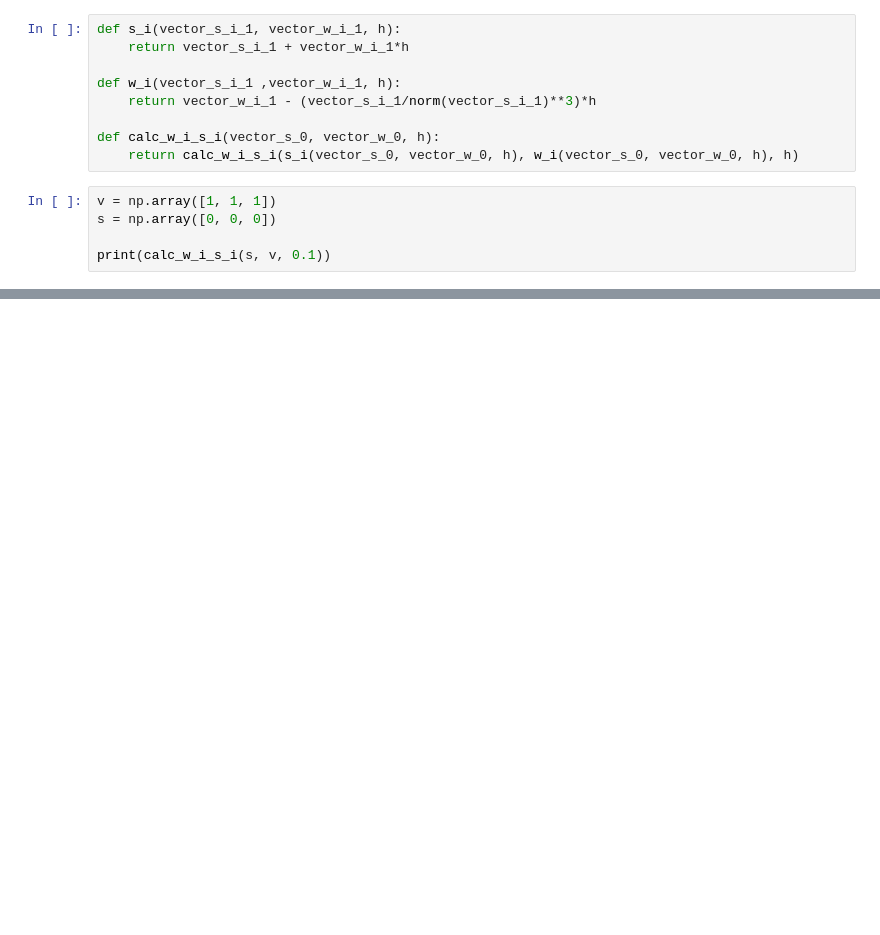
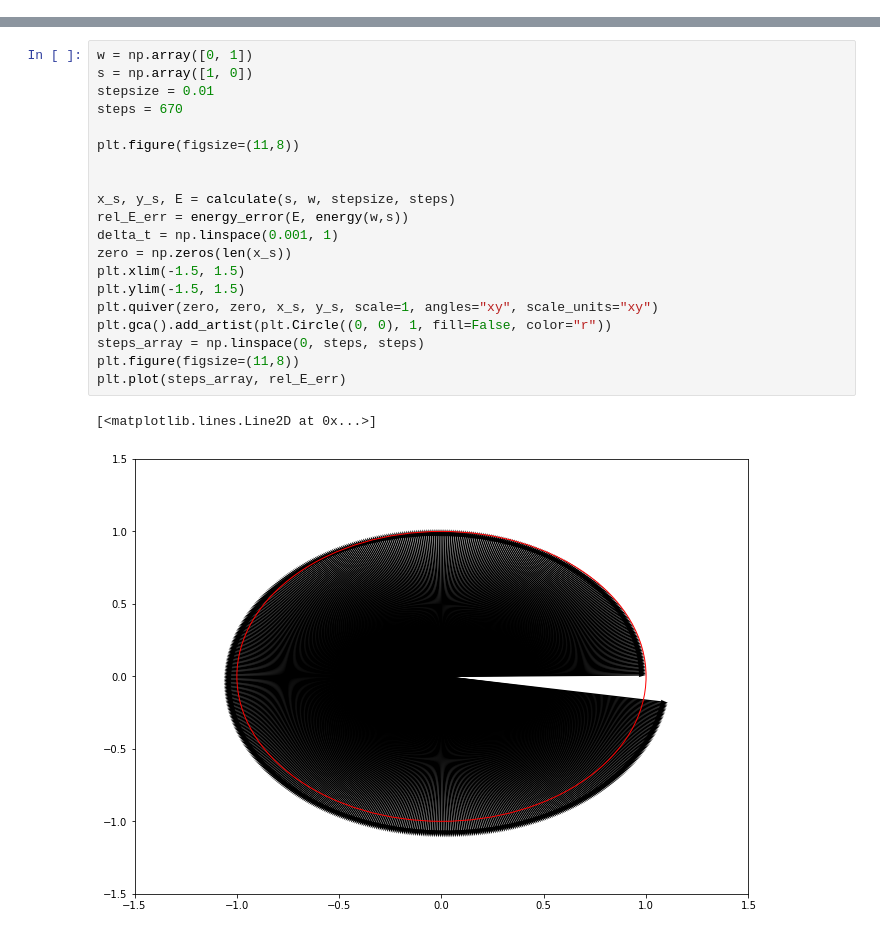
Before and after one commit to nlwach/Comp_Phys_zettel, a Jupyter notebook: Comp_Phys_Zettel/Zettel 2/Zettel_2.ipynb, the cells around one changed output, grey strips where cells are left out. Saved outputs shown, nothing was run; the diff lists cells and outputs as text; blank space fills up the shorter version.

```diff
--- a/Comp_Phys_Zettel/Zettel 2/Zettel_2.ipynb
+++ b/Comp_Phys_Zettel/Zettel 2/Zettel_2.ipynb
@@ -3,16 +3,2 @@
 import numpy as np
 from numpy.linalg import norm
-# %%
-def s_i(vector_s_i_1, vector_w_i_1, h):
-    return vector_s_i_1 + vector_w_i_1*h
-
-def w_i(vector_s_i_1 ,vector_w_i_1, h):
-    return vector_w_i_1 - (vector_s_i_1/norm(vector_s_i_1)**3)*h
-
-def calc_w_i_s_i(vector_s_0, vector_w_0, h):
-    return calc_w_i_s_i(s_i(vector_s_0, vector_w_0, h), w_i(vector_s_0, vector_w_0, h), h)
-# %%
-v = np.array([1, 1, 1])
-s = np.array([0, 0, 0])
-
-print(calc_w_i_s_i(s, v, 0.1))
@@ -20,0 +41,23 @@ RuntimeError: maximum recursion depth exceeded while calling a Python object
+# %%
+w = np.array([0, 1])
+s = np.array([1, 0])
+stepsize = 0.01
+steps = 670
+
+plt.figure(figsize=(11,8))
+
+
+x_s, y_s, E = calculate(s, w, stepsize, steps)
+rel_E_err = energy_error(E, energy(w,s))
+delta_t = np.linspace(0.001, 1)
+zero = np.zeros(len(x_s))
+plt.xlim(-1.5, 1.5)
+plt.ylim(-1.5, 1.5)
+plt.quiver(zero, zero, x_s, y_s, scale=1, angles="xy", scale_units="xy")
+plt.gca().add_artist(plt.Circle((0, 0), 1, fill=False, color="r"))
+steps_array = np.linspace(0, steps, steps)
+plt.figure(figsize=(11,8))
+plt.plot(steps_array, rel_E_err)
+# %% [output]
+[<matplotlib.lines.Line2D at 0x...>]
+[figure, added]
```
Also changed, not shown: parts of 7 cells of this notebook, 1 other file.
